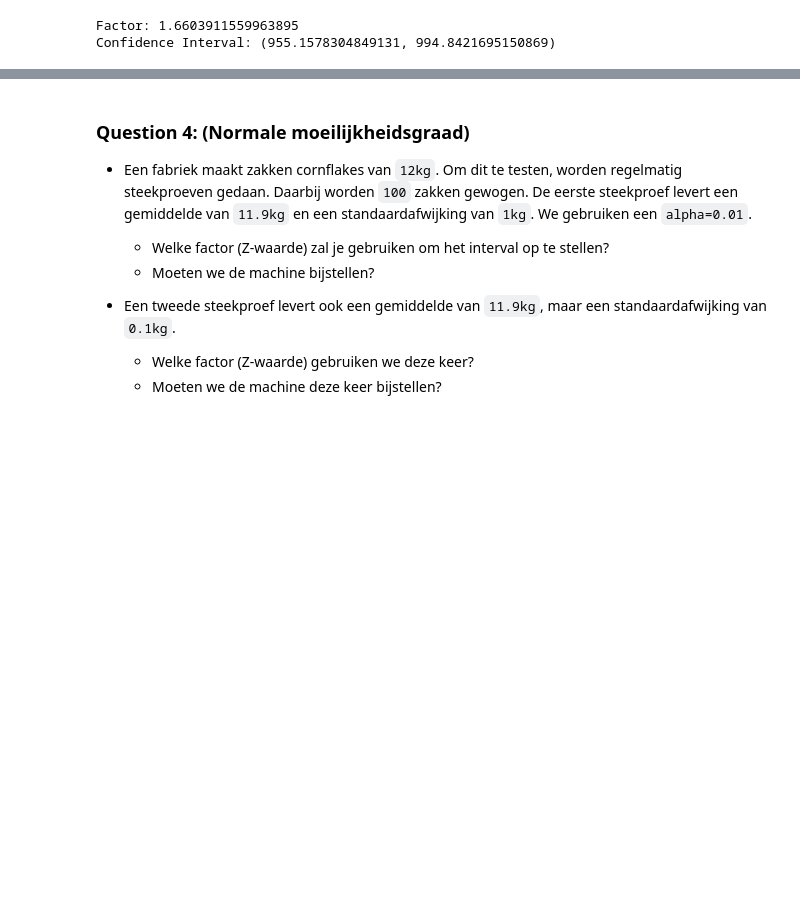
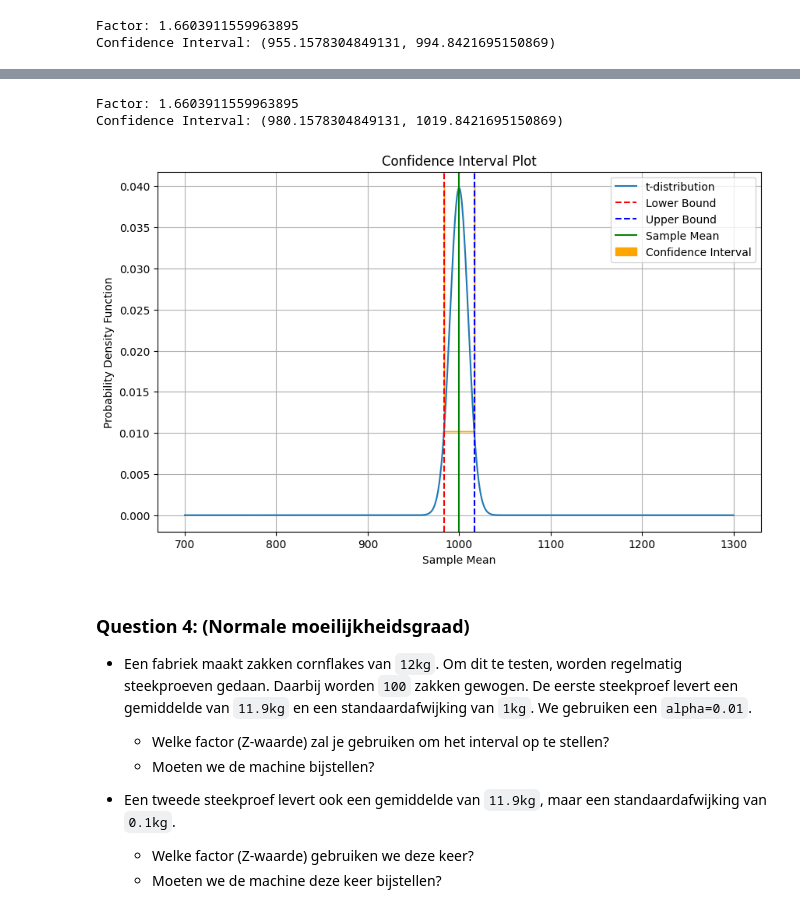
Before and after one commit to EliasDeHondt/DataScience2, a Jupyter notebook: W15P3/Exercises tests part 1.ipynb, the cells around one changed output, grey strips where cells are left out. Saved outputs shown, nothing was run; the diff lists cells and outputs as text; code cells hidden in the pictures; blank space fills up the shorter version.

```diff
--- a/W15P3/Exercises tests part 1.ipynb
+++ b/W15P3/Exercises tests part 1.ipynb
@@ -128,3 +152,22 @@ Confidence Interval: (980.1578304849131, 1019.8421695150869)
+# %%
+# 3.2
+n = 100 # n = Population size
+x_bar = 1000 # x_bar = Sample mean
+s = 100 # s = Sample standard deviation
+p = 0.95 # p = Confidence level
+df = n - 1 # df = Degrees of freedom
+factor = student.ppf(p, df=df) # factor = Z-score
+print("Factor:",factor)
+interval = student.interval(confidence=p, df=df, loc=x_bar, scale=s/math.sqrt(n))
+print("Confidence Interval:",interval)
+# H0 Is rejected
+# %% [output]
+Factor: 1.6603911559963895
+Confidence Interval: (980.1578304849131, 1019.8421695150869)
+# %%
+plot_confidence_interval(n, x_bar, s, df, factor)
+# %% [output]
+[figure, added]
 # %% [markdown]
 ### Question 4: (Normale moeilijkheidsgraad)
 - Een fabriek maakt zakken cornflakes van `12kg`. Om dit te testen, worden regelmatig steekproeven gedaan. Daarbij worden `100` zakken gewogen. De eerste steekproef levert een gemiddelde van `11.9kg` en een standaardafwijking van `1kg`. We gebruiken een `alpha=0.01`.
```
Also changed, not shown: parts of 23 cells of this notebook.
